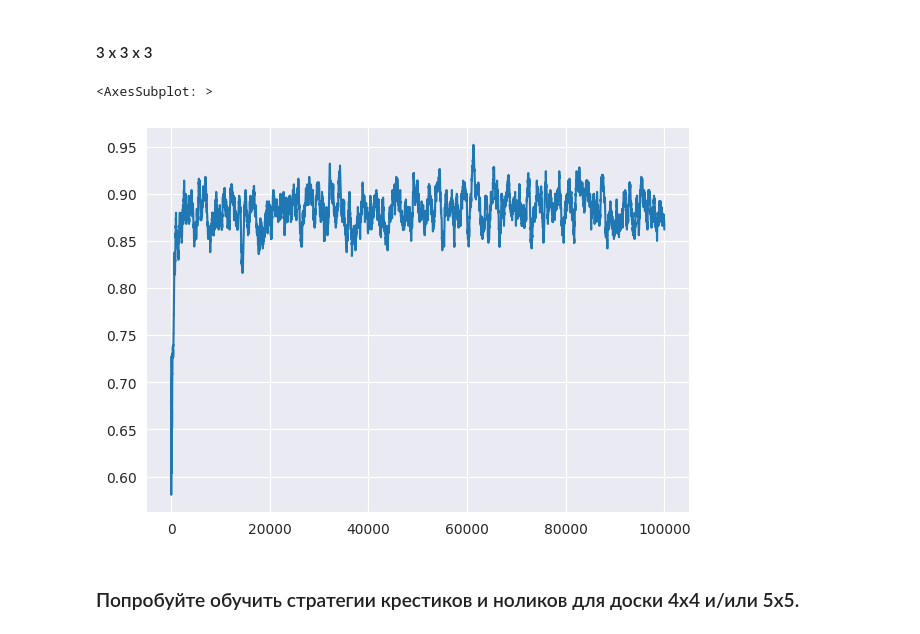
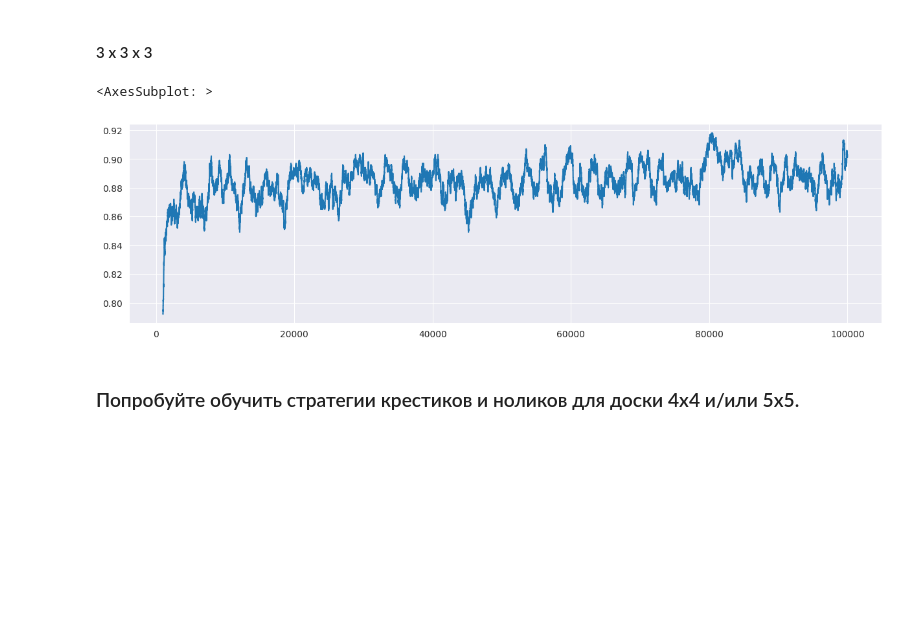
Before and after one commit to dertty/RL_and_Advanced_DL_HW2, a Jupyter notebook: hw.ipynb, the cells around one changed output. Drawn from its saved outputs; the diff is of its cells as text; code cells hidden in the pictures; blank space fills up the shorter version.

```diff
--- a/hw.ipynb
+++ b/hw.ipynb
@@ -142,35 +142,35 @@ class Q_learning:
     def get_possible_actions(self) -> list:
         return [self.env.int_from_action(self.env.getEmptySpaces()[i]) for i in range(len(self.env.getEmptySpaces()))]
 
-    def greedy_strategy(self, env: type(TicTacToe), Q: dict, epsilon: float = 0.01):
+    def greedy_strategy(self, Q: dict, epsilon: float = 0.01):
         possible_actions = self.get_possible_actions()
-        if env.getState()[0] not in Q.keys():
-            Q[env.getState()[0]] = np.zeros(len(self.get_possible_actions()))
+        if self.env.getState()[0] not in Q.keys():
+            Q[self.env.getState()[0]] = np.zeros(len(self.get_possible_actions()))
 
         if np.random.random() > epsilon:
-            return np.argmax(Q[env.getState()[0]]), self.get_possible_actions()[np.argmax(Q[env.getState()[0]])]
+            return np.argmax(Q[self.env.getState()[0]]), self.get_possible_actions()[np.argmax(Q[self.env.getState()[0]])]
         else:
             ch = np.random.choice(len(possible_actions))
             return ch, possible_actions[ch]
 
-    def game(self, env: type(TicTacToe), Q: dict, crosses: int = 1):
-        env.reset()
+    def game(self, Q: dict, crosses: int = 1):
+        self.env.reset()
         opponent_action = lambda: np.random.choice(self.get_possible_actions())
 
-        if env.curTurn != crosses:
-            env.step(env.action_from_int(opponent_action()))
+        if self.env.curTurn != crosses:
+            self.env.step(self.env.action_from_int(opponent_action()))
 
         while True:
-            state = env.getState()[0]
-            q_action, action = self.greedy_strategy(env, Q)
-            _, reward, done, _ = env.step(env.action_from_int(action))
+            state = self.env.getState()[0]
+            q_action, action = self.greedy_strategy(Q)
+            _, reward, done, _ = self.env.step(self.env.action_from_int(action))
             reward = crosses * reward
 
             if done:
                 Q[state][q_action] += self.lr * (reward  - Q[state][q_action])
                 return reward
             else:
-                next_state_, reward, done, _ = env.step(env.action_from_int(opponent_action()))
+                next_state_, reward, done, _ = self.env.step(self.env.action_from_int(opponent_action()))
                 reward = crosses * reward
                 if done:
                     Q[state][q_action] += self.lr * (reward  - Q[state][q_action])
@@ -186,7 +186,7 @@ class Q_learning:
 
     def games(self, n_games=100000, crosses=1):
         Q = {}
-        rewards = [self.game(self.env, Q, crosses=crosses) for _ in tqdm.tqdm(range(n_games))]
+        rewards = [self.game(Q, crosses=crosses) for _ in tqdm.tqdm(range(n_games))]
         return Q, rewards
 # %% [markdown]
 #### 3 x 3 x 3
@@ -194,10 +194,10 @@ class Q_learning:
 games = Q_learning(n_rows=3, n_cols=3, n_win=3)
 Q_crosses, rewards_crosses  = games.games()
 # %%
-pd.Series(rewards_crosses).rolling(500, step=10, min_periods=10).mean().plot(figsize=(7, 5), grid=True)
+pd.Series(rewards_crosses).rolling(1000, step=1, min_periods=1000).mean().plot(figsize=(15, 4), grid=True)
 # %% [output]
 <AxesSubplot: >
-[figure, old version]
+[figure, new version]
 # %% [markdown]
 ### Попробуйте обучить стратегии крестиков и ноликов для доски 4х4 и/или 5х5.
 # %% [markdown]
```
Also changed, not shown: parts of 7 cells of this notebook, 2 other files.
